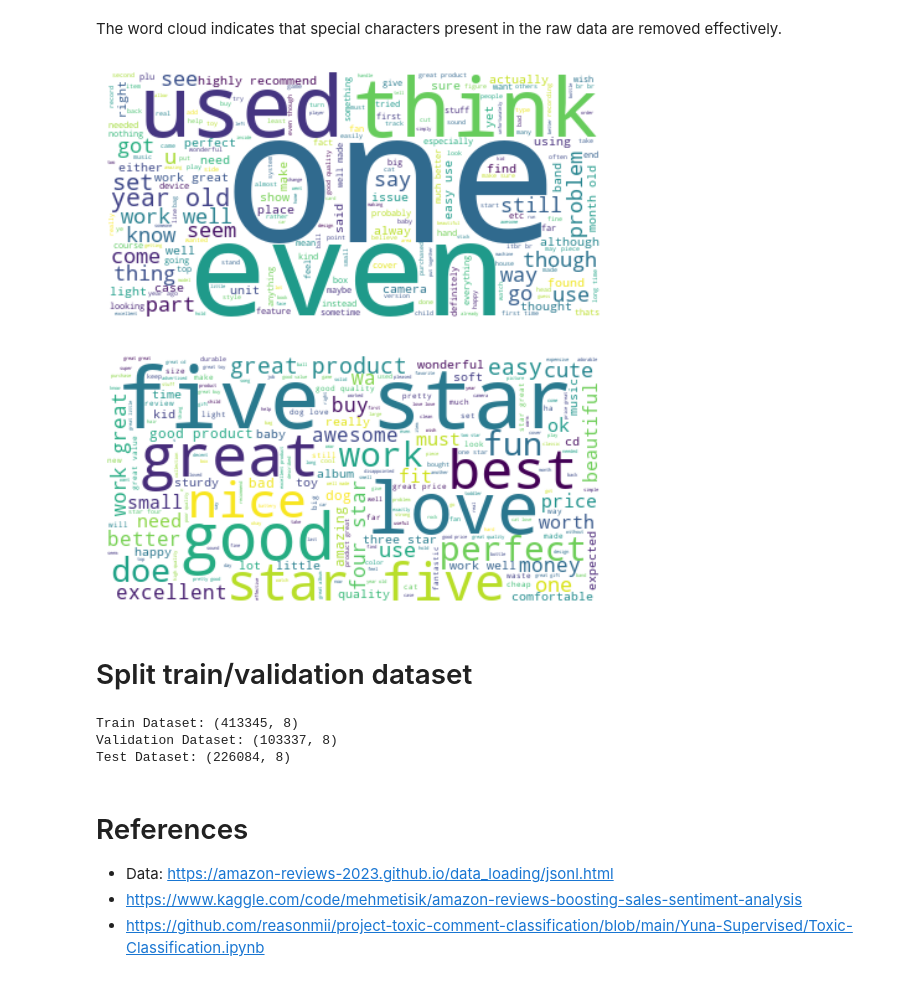
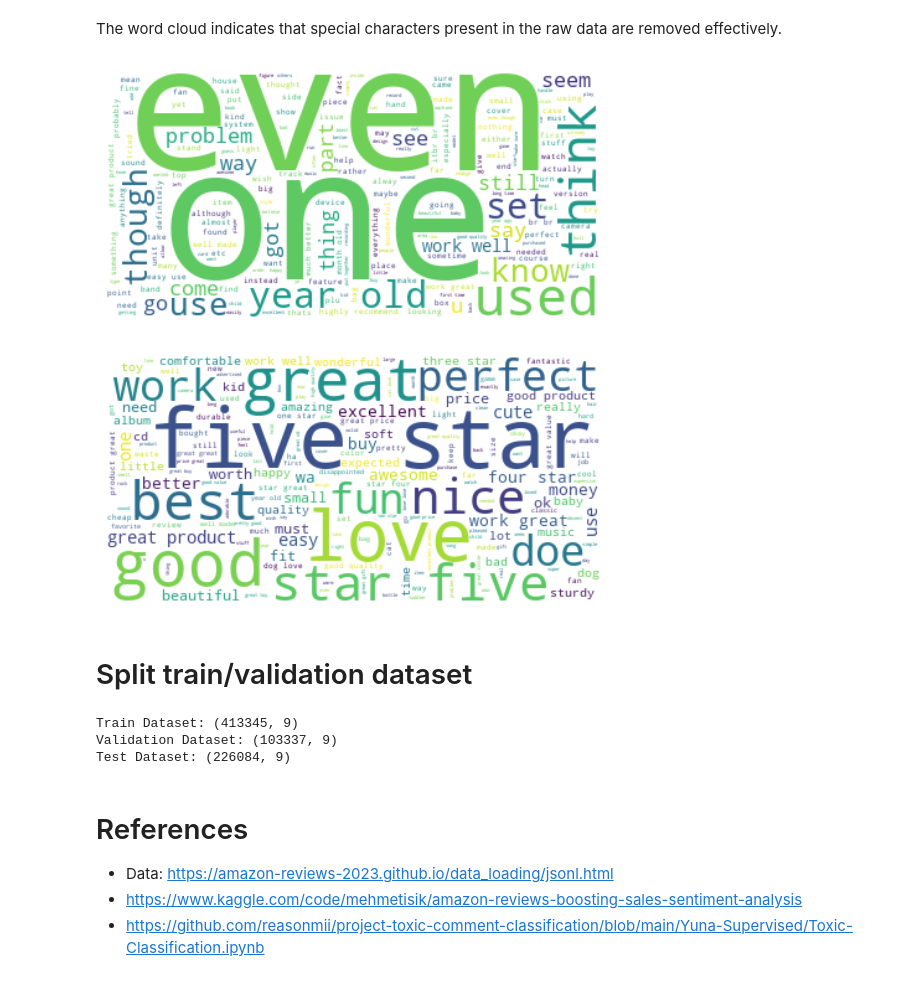
Before and after one commit to heejuHwang/sentiment-analysis-amazon-review, a Jupyter notebook: eda_preprocessing.ipynb, the cells around one changed output. Cells and saved outputs as stored; diff of their text form; code cells hidden in the pictures.

```diff
--- a/eda_preprocessing.ipynb
+++ b/eda_preprocessing.ipynb
@@ -378,26 +378,44 @@ processed_train_dataset['title_tokenized']
 65366                             [my, son, love, it]
 65367                                [a, great, game]
 Name: title_tokenized, Length: 516682, dtype: object
+# %%
+processed_train_dataset['text'] = processed_train_dataset['text_tokenized'].map(lambda tokens: " ".join(tokens))
+processed_train_dataset['title'] = processed_train_dataset['title_tokenized'].map(lambda tokens: " ".join(tokens))
+processed_test_dataset['text'] = processed_test_dataset['text_tokenized'].map(lambda tokens: " ".join(tokens))
+processed_test_dataset['title'] = processed_test_dataset['title_tokenized'].map(lambda tokens: " ".join(tokens))
+# %%
+def set_positive(rating):
+    if rating in [1, 2]:
+        return 0
+    elif rating in [4, 5]:
+        return 1
+    else:
+        return None
+processed_train_dataset['positive'] = processed_train_dataset['rating'].apply(set_positive)
+processed_test_dataset['positive'] = processed_test_dataset['rating'].apply(set_positive)
+# %%
+processed_train_dataset = processed_train_dataset.dropna(subset=['positive'])
+processed_test_dataset = processed_test_dataset.dropna(subset=['positive'])
 # %% [markdown]
 The word cloud indicates that special characters present in the raw data are removed effectively.
 # %%
-text = " ".join(" ".join(i) for i in processed_train_dataset.text_tokenized)
+text = " ".join(processed_train_dataset['text'])
 
 wordcloud = WordCloud(background_color="white").generate(text)
 plt.imshow(wordcloud, interpolation="bilinear")
 plt.axis("off")
 plt.show()
 # %% [output]
-[figure, old version]
+[figure, new version]
 # %%
-text = " ".join(" ".join(i) for i in processed_train_dataset.title_tokenized)
+text = " ".join(processed_train_dataset['title'])
 
 wordcloud = WordCloud(background_color="white").generate(text)
 plt.imshow(wordcloud, interpolation="bilinear")
 plt.axis("off")
 plt.show()
 # %% [output]
-[figure, old version]
+[figure, new version]
 # %% [markdown]
 # Split train/validation dataset
 # %%
@@ -407,7 +425,7 @@ print(f"Train Dataset: {train_df.shape}")
 print(f"Validation Dataset: {val_df.shape}")
 print(f"Test Dataset: {processed_test_dataset.shape}")
 # %% [output]
-Train Dataset: (413345, 8)
-Validation Dataset: (103337, 8)
-Test Dataset: (226084, 8)
+Train Dataset: (413345, 9)
+Validation Dataset: (103337, 9)
+Test Dataset: (226084, 9)
 # %%
```
Also changed, not shown: parts of 4 cells of this notebook.
